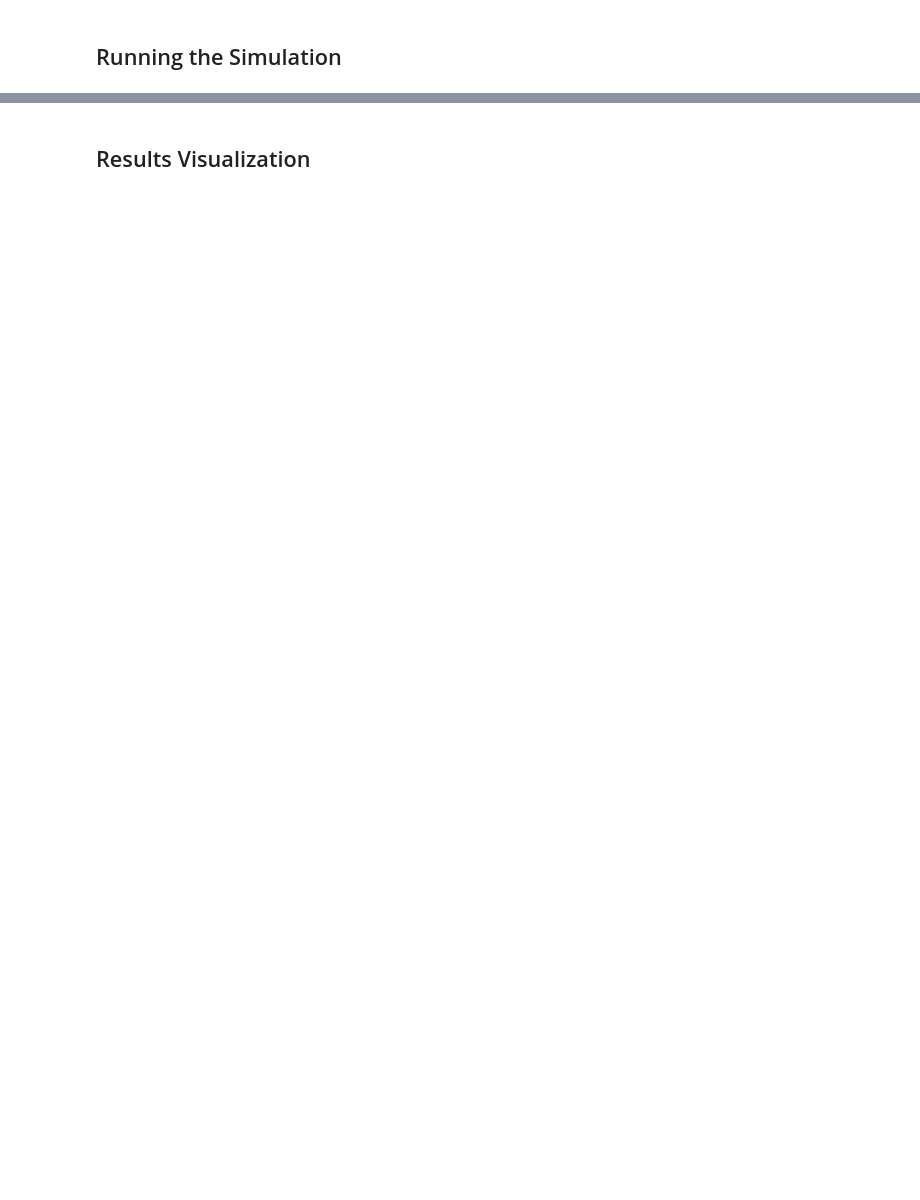
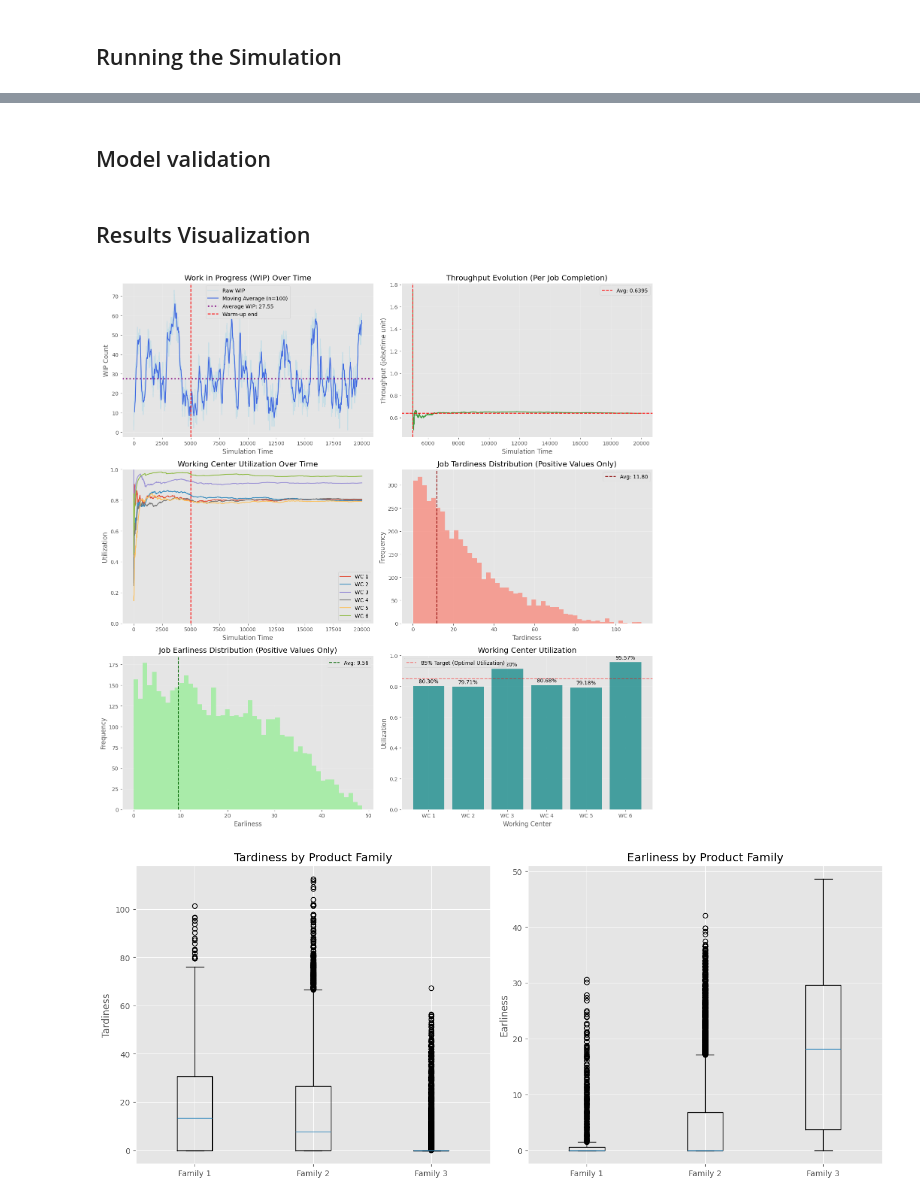
Before and after one commit to MatteV02/aai_assignment, a Jupyter notebook: assignment.ipynb, the cells around one changed output, grey strips where cells are left out. Drawn from its saved outputs; the diff is of its cells as text; code cells hidden in the pictures; blank space fills up the shorter version.

```diff
--- a/assignment.ipynb
+++ b/assignment.ipynb
@@ -136,23 +226,11 @@ class Job:
 def job_generator(env, wcs, stats, debug: bool = False):
     """Generates jobs with exponential inter-arrival times"""
     while True:
-        family = random.choices([1, 2, 3], weights=FAMILY_PROBS)[0]
+        family = random.choices([1, 2, 3], weights=list(FAMILY_PROBS.values()))[0]
         job = Job(env, family)
-        stats['generated'] += 1
-        stats['wip_count'] += 1
-        stats['wip_history'].append((env.now, stats['wip_count']))
-
-        # Record family-specific statistics
-        stats['family_counts'][family] += 1
-
-        # Record arrival time for this family
-        stats['arrival_times'][family].append(env.now)
-
-        if debug:
-            print(f"\n[🆕 ARRIVAL @ {env.now:.2f}] {job} ")
 
         # Start processing this job
-        env.process(job_process(env, job, wcs, stats, debug))
+        env.process(job.run(env, wcs, stats, debug))
 
         # Wait for next arrival
         interarrival = random.expovariate(ARRIVAL_RATE)
@@ -372,5 +398,7 @@ for k, v in kpis.items():
 
 Verify these results against Little's law.
+# %% [markdown]
+## Model validation
 # %%
 def verify_littles_law(stats, kpis):
     """Verify simulation results using Little's Law"""
@@ -577,10 +597,25 @@ def visualize_results(stats, kpis):
     # Create figure layout
     plt.figure(figsize=(15, 15))
 
-    # WIP over time
+    # WIP over time with moving average and average WIP line
     plt.subplot(3, 2, 1)
     wip_time, wip_count = zip(*stats['wip_history'])
-    plt.plot(wip_time, wip_count, color='royalblue')
+
+    # Calculate moving average (window size = 100 points)
+    window_size = 100
+    moving_avg = np.convolve(wip_count, np.ones(window_size)/window_size, mode='valid')
+
+    # Get average WIP from KPIs
+    avg_wip = kpis['Average WIP']
+
+    # Plot both raw and smoothed data
+    plt.plot(wip_time, wip_count, color='lightblue', alpha=0.5, label='Raw WIP')
+    plt.plot(wip_time[window_size-1:], moving_avg, color='royalblue', label=f'Moving Average (n={window_size})')
+
+    # Add dotted line for average WIP
+    plt.axhline(avg_wip, color='purple', linestyle=':', linewidth=2.5,
+                label=f'Average WIP: {avg_wip:.2f}')
+
     plt.axvline(WARM_UP, color='r', linestyle='--', label='Warm-up end')
     plt.title('Work in Progress (WIP) Over Time')
     plt.xlabel('Simulation Time')
@@ -712,30 +747,33 @@ def visualize_results(stats, kpis):
 
     plt.axvline(WARM_UP, color='r', linestyle='--', label='Warm-up end')
     plt.title('Cumulative Job Arrivals per Family')
     plt.xlabel('Simulation Time')
     plt.ylabel('Cumulative Arrivals')
     plt.legend()
     plt.grid(True, alpha=0.3)
 
     # Arrival events timeline
     plt.subplot(1, 2, 2)
     colors = {1: 'red', 2: 'green', 3: 'blue'}
     for family in [1, 2, 3]:
         arrival_times = stats['arrival_times'][family]
         plt.scatter(arrival_times, [family]*len(arrival_times),
                    color=colors[family], alpha=0.3, label=f'Family {family}')
 
     plt.axvline(WARM_UP, color='r', linestyle='--', label='Warm-up end')
     plt.title('Job Arrivals Timeline per Family')
     plt.xlabel('Simulation Time')
     plt.ylabel('Product Family')
     plt.yticks([1, 2, 3], ['Family 1', 'Family 2', 'Family 3'])
     plt.legend()
     plt.grid(True, alpha=0.3)
 
     plt.tight_layout()
     plt.show()
 
 # Visualize results
 if kpis:
     visualize_results(stats, kpis)
+# %% [output]
+[figure, added]
+[figure, added]
```
Also changed, not shown: parts of 18 cells of this notebook.
